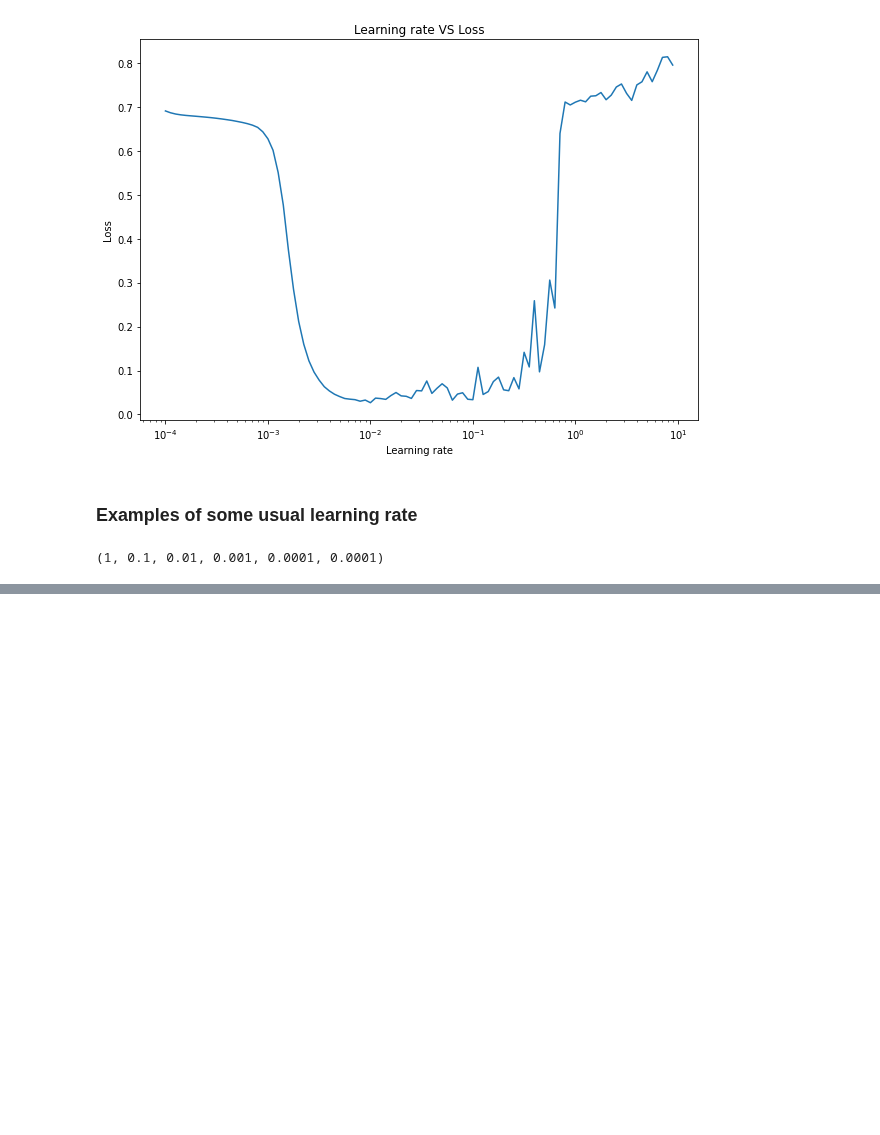
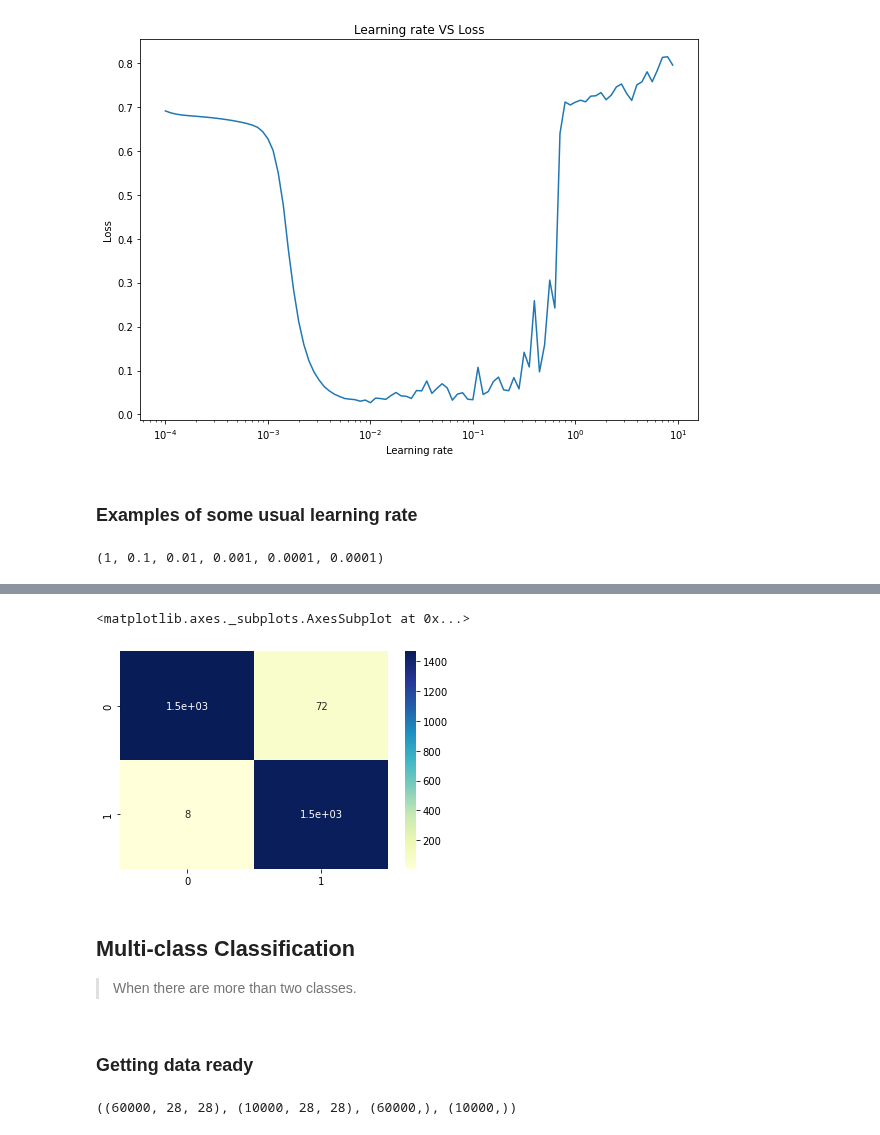
Before and after one commit to arghanath007/Data-Science, a Jupyter notebook: Deep Learning/Neural Network/Classification Problem/Neural_Network_Classification_problem.ipynb, the cells around one changed output, grey strips where cells are left out. Saved outputs shown, nothing was run; the diff lists cells and outputs as text; code cells hidden in the pictures; blank space fills up the shorter version.

Commit message:
Introduction to Multi class classification

```diff
--- a/Deep Learning/Neural Network/Classification Problem/Neural_Network_Classification_problem.ipynb
+++ b/Deep Learning/Neural Network/Classification Problem/Neural_Network_Classification_problem.ipynb
@@ -374,0 +470,9 @@ Text(0.5, 1.0, 'Learning rate VS Loss')
+# %%
+sns.heatmap(cm, annot=True, cmap="YlGnBu")
+# %% [output]
+<matplotlib.axes._subplots.AxesSubplot at 0x...>
+[figure, added]
+# %% [markdown]
+## Multi-class Classification
+
+> When there are more than two classes.
@@ -374,0 +487,2 @@ Text(0.5, 1.0, 'Learning rate VS Loss')
+# %% [markdown]
+### Getting data ready
@@ -374,0 +491,4 @@ Text(0.5, 1.0, 'Learning rate VS Loss')
+# %%
+X_train.shape,X_test.shape, y_train.shape,y_test.shape
+# %% [output]
+((60000, 28, 28), (10000, 28, 28), (60000,), (10000,))
```
Also changed, not shown: parts of 48 cells of this notebook, 1 other file.
